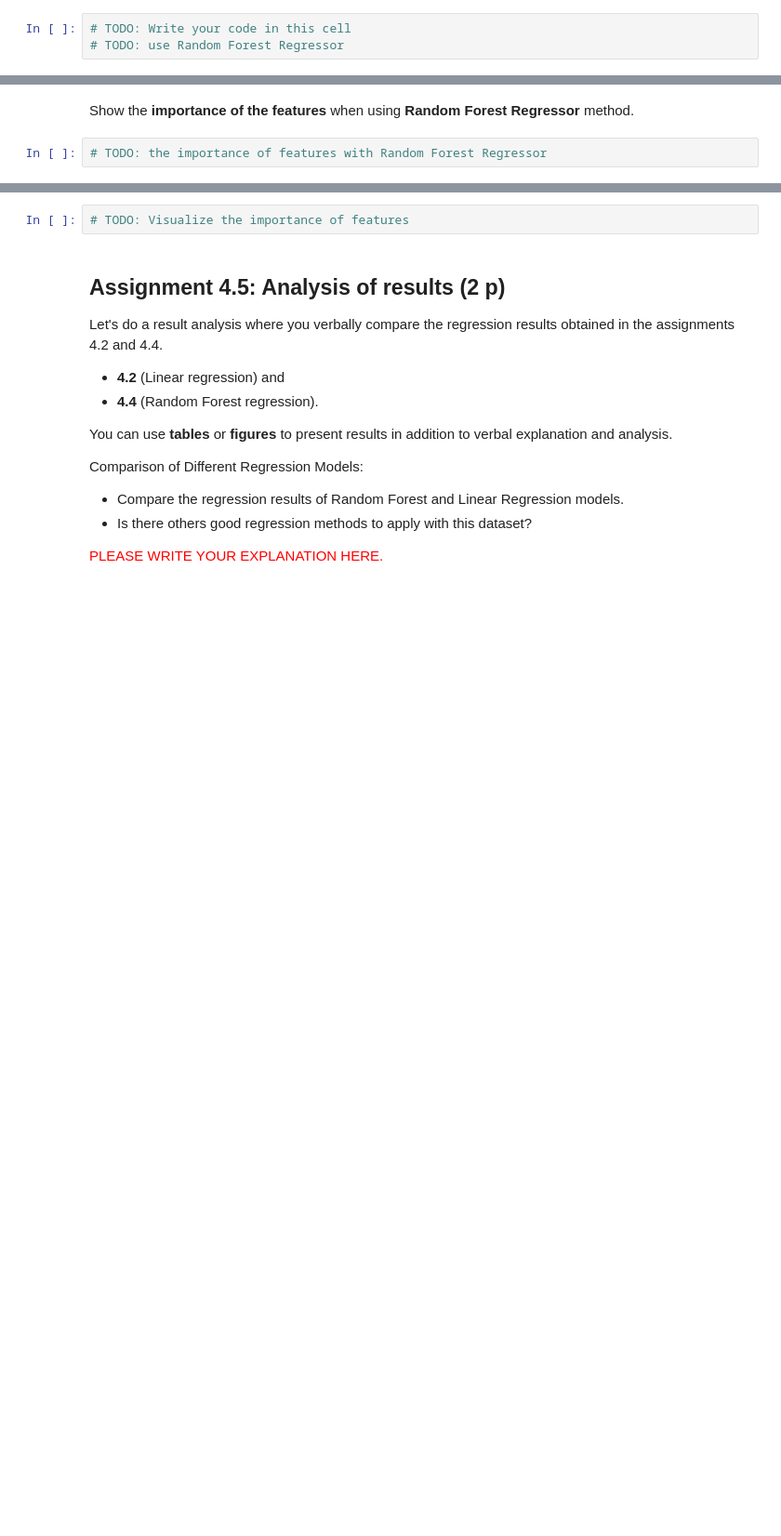
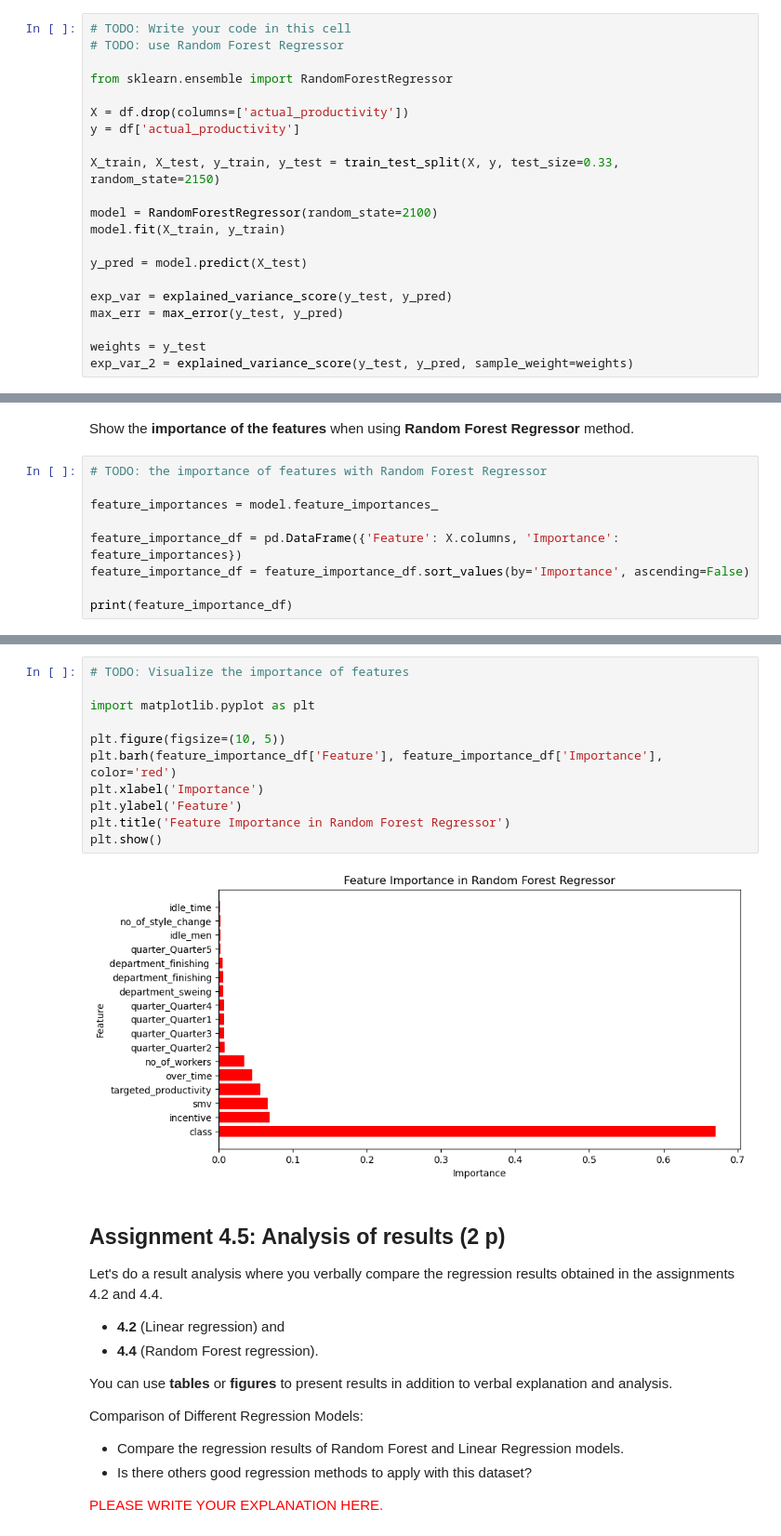
Before and after one commit to jaka-aurora/Machine-Learning-Assignments, a Jupyter notebook: assignment_4/assignment_topic_4_regression_models.ipynb, the cells around one changed output, grey strips where cells are left out. Shown at 93% size. Saved outputs shown, nothing was run; the diff lists cells and outputs as text; blank space fills up the shorter version.

```diff
--- a/assignment_4/assignment_topic_4_regression_models.ipynb
+++ b/assignment_4/assignment_topic_4_regression_models.ipynb
@@ -126,6 +250,24 @@ Also calculate the *explained variance* and *maximum error*.
 # %%
 # TODO: Write your code in this cell
 # TODO: use Random Forest Regressor
+
+from sklearn.ensemble import RandomForestRegressor
+
+X = df.drop(columns=['actual_productivity'])
+y = df['actual_productivity']
+
+X_train, X_test, y_train, y_test = train_test_split(X, y, test_size=0.33, random_state=2150)
+
+model = RandomForestRegressor(random_state=2100)
+model.fit(X_train, y_train)
+
+y_pred = model.predict(X_test)
+
+exp_var = explained_variance_score(y_test, y_pred)
+max_err = max_error(y_test, y_pred)
+
+weights = y_test
+exp_var_2 = explained_variance_score(y_test, y_pred, sample_weight=weights)
 # %%
 # Answers to the assignment. Note! Do not edit this cell, just run it after you complete the assignment.
 # Save responses in exp_var and max_err and exp_var_2 variables.
@@ -152,3 +297,10 @@ Explained variance (Weighted): None
 Show the **importance of the features** when using **Random Forest Regressor** method.
 # %%
 # TODO: the importance of features with Random Forest Regressor
+
+feature_importances = model.feature_importances_
+
+feature_importance_df = pd.DataFrame({'Feature': X.columns, 'Importance': feature_importances})
+feature_importance_df = feature_importance_df.sort_values(by='Importance', ascending=False)
+
+print(feature_importance_df)
@@ -155,5 +326,16 @@ Show the **importance of the features** when using **Random Forest Regressor** m
 # %%
 # TODO: Visualize the importance of features
+
+import matplotlib.pyplot as plt
+
+plt.figure(figsize=(10, 5))
+plt.barh(feature_importance_df['Feature'], feature_importance_df['Importance'], color='red')
+plt.xlabel('Importance')
+plt.ylabel('Feature')
+plt.title('Feature Importance in Random Forest Regressor')
+plt.show()
+# %% [output]
+[figure, added]
 # %% [markdown]
 ## Assignment 4.5: Analysis of results (2 p)
 
```
Also changed, not shown: parts of 15 cells of this notebook, 1 other file.
